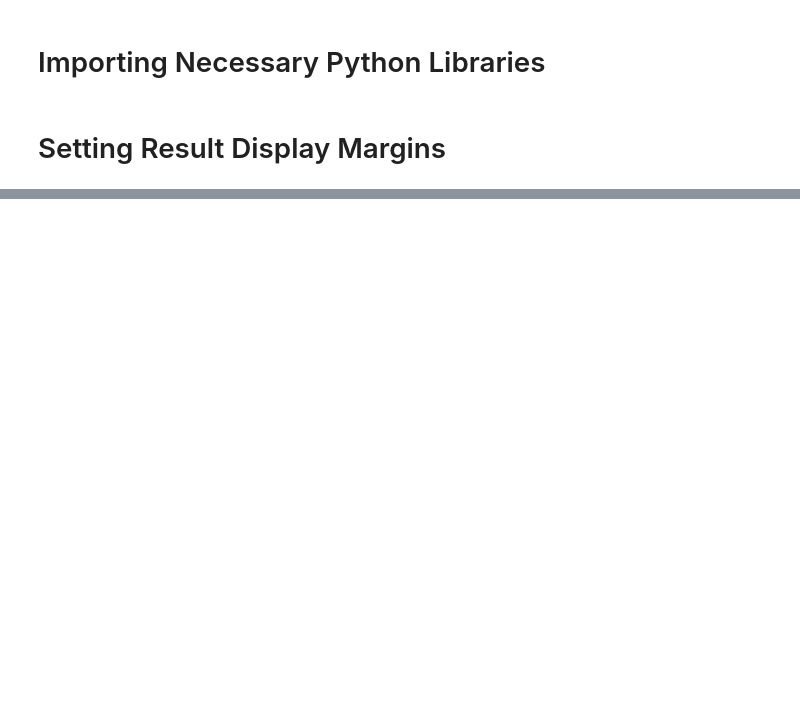
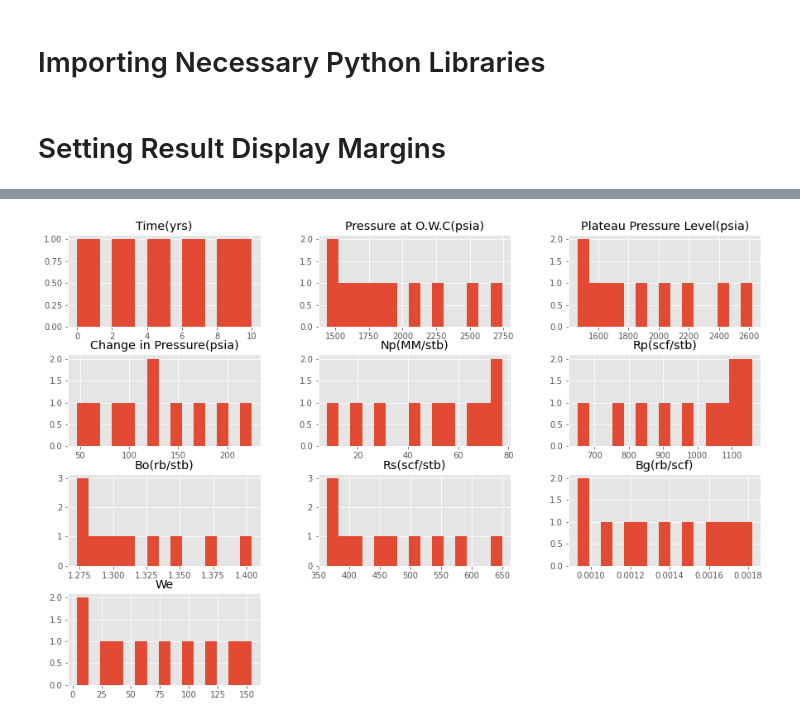
Before and after one commit to ChrisOmeh/Cyphercrescent_Test_Exercise, a Jupyter notebook: Solutions/Exercis One.ipynb, the cells around one changed output, grey strips where cells are left out. Cells and saved outputs as stored; diff of their text form; code cells hidden in the pictures; blank space fills up the shorter version.

```diff
--- a/Solutions/Exercis One.ipynb
+++ b/Solutions/Exercis One.ipynb
@@ -109,0 +115,4 @@ print(np.nan + np.nan)
+# %%
+pvt_data.hist(bins = 15, figsize = (15,10));
+# %% [output]
+[figure, added]
```
Also changed, not shown: parts of 14 cells of this notebook, 2 other files.
